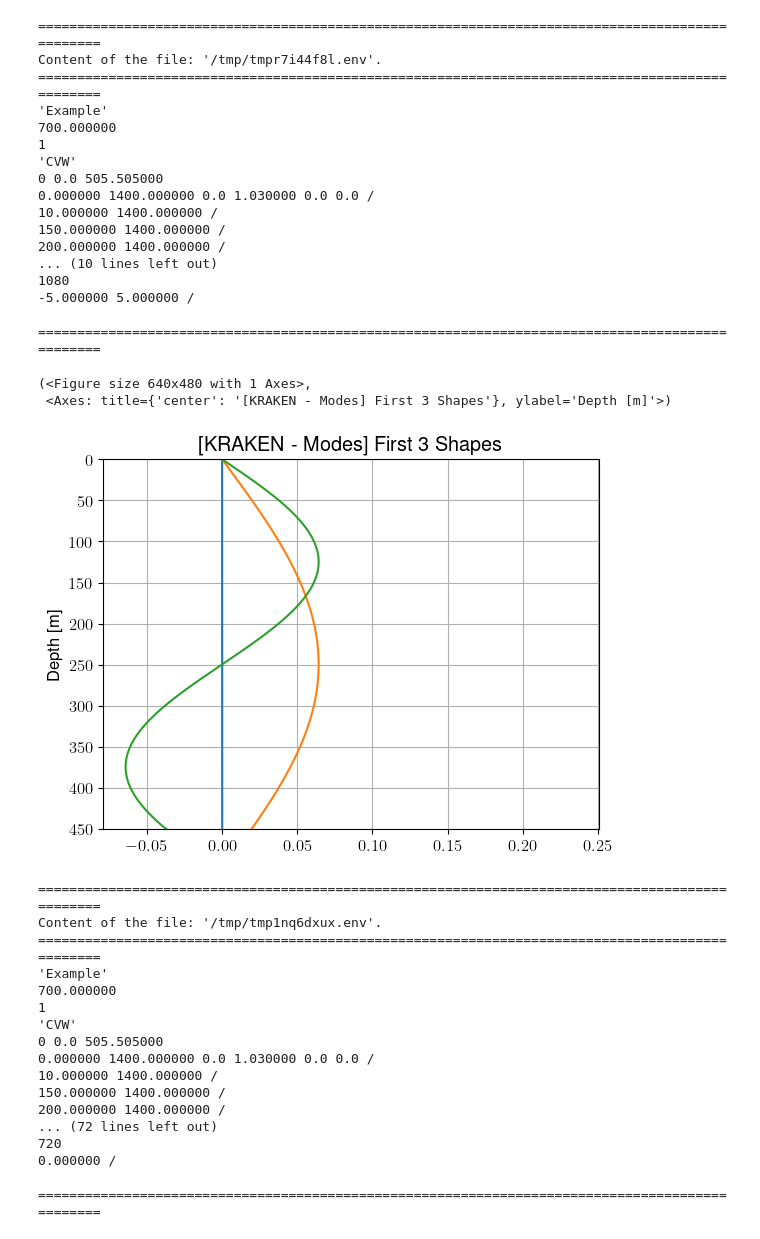
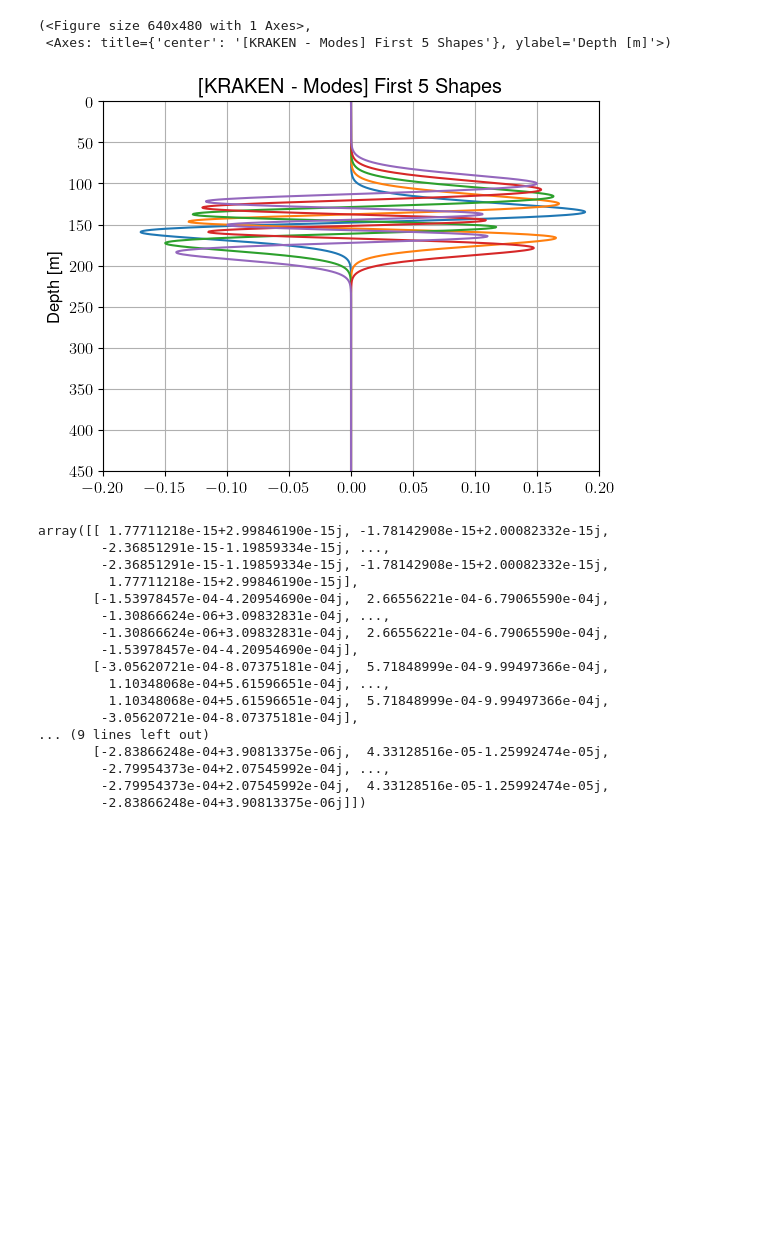
Before and after one commit to ErVuL/uAcoustics, a Jupyter notebook: python/KRAKEN.ipynb, the cells around one changed output. Saved outputs shown, nothing was run; the diff lists cells and outputs as text; code cells hidden in the pictures; blank space fills up the shorter version.

```diff
--- a/python/KRAKEN.ipynb
+++ b/python/KRAKEN.ipynb
@@ -6,10 +6,10 @@ x = np.linspace(-5000, 5000, 1080)
 z = np.linspace(0, 500,  720)
 depth = 450
 # %%
-ssp_depth = np.array([10, 150, 200, 250])
-ssp       = np.array([1400, 1400, 1400, 1400])
+ssp_depth = np.array([10, 150, 200, 250, 300, 400])
+ssp       = np.array([1400, 1380, 1390, 1400, 1410, 1400])
 # %%
-tx_freq  = 700
+tx_freq  = 500
 tx_depth = 10
 # %%
 env = pm.make_env2d(
@@ -19,7 +19,6 @@ env = pm.make_env2d(
 
         # BELLHOP/KRAKEN attn
         volume_attn     = None,
-        mode            = 'coherent',
 
         # ALL: Receiver positoins
         rx_range        = x,                                                   # m
@@ -55,49 +54,32 @@ env = pm.make_env2d(
 # %%
 KRAKEN = pm.KRAKEN(env, cp=True)
 # %%
-KRAKEN.compute_modes(debug=True)
-KRAKEN.plot_modes(3)
+KRAKEN.compute_modes()
+KRAKEN.plot_modes(5)
 # %% [output]
-================================================================================================
-Content of the file: '/tmp/tmpr7i44f8l.env'.
-================================================================================================
-'Example'
-700.000000
-1
-'CVW'
-0 0.0 505.505000
-0.000000 1400.000000 0.0 1.030000 0.0 0.0 /
-10.000000 1400.000000 /
-150.000000 1400.000000 /
-200.000000 1400.000000 /
-... (10 lines left out)
-1080
--5.000000 5.000000 /
-
-================================================================================================
+(<Figure size 640x480 with 1 Axes>,
+ <Axes: title={'center': '[KRAKEN - Modes] First 5 Shapes'}, ylabel='Depth [m]'>)
-(<Figure size 640x480 with 1 Axes>,
- <Axes: title={'center': '[KRAKEN - Modes] First 3 Shapes'}, ylabel='Depth [m]'>)
-[figure, old version]
+[figure, new version]
 # %%
-tl = KRAKEN.compute_transmission_loss(debug=True)
+KRAKEN.compute_transmission_loss()
 # %% [output]
-================================================================================================
-Content of the file: '/tmp/tmp1nq6dxux.env'.
-================================================================================================
-'Example'
-700.000000
-1
-'CVW'
-0 0.0 505.505000
-0.000000 1400.000000 0.0 1.030000 0.0 0.0 /
-10.000000 1400.000000 /
-150.000000 1400.000000 /
-200.000000 1400.000000 /
-... (72 lines left out)
-720
-0.000000 /
-
-================================================================================================
+array([[ 1.77711218e-15+2.99846190e-15j, -1.78142908e-15+2.00082332e-15j,
+        -2.36851291e-15-1.19859334e-15j, ...,
+        -2.36851291e-15-1.19859334e-15j, -1.78142908e-15+2.00082332e-15j,
+         1.77711218e-15+2.99846190e-15j],
+       [-1.53978457e-04-4.20954690e-04j,  2.66556221e-04-6.79065590e-04j,
+        -1.30866624e-06+3.09832831e-04j, ...,
+        -1.30866624e-06+3.09832831e-04j,  2.66556221e-04-6.79065590e-04j,
+        -1.53978457e-04-4.20954690e-04j],
+       [-3.05620721e-04-8.07375181e-04j,  5.71848999e-04-9.99497366e-04j,
+         1.10348068e-04+5.61596651e-04j, ...,
+         1.10348068e-04+5.61596651e-04j,  5.71848999e-04-9.99497366e-04j,
+        -3.05620721e-04-8.07375181e-04j],
+... (9 lines left out)
+       [-2.83866248e-04+3.90813375e-06j,  4.33128516e-05-1.25992474e-05j,
+        -2.79954373e-04+2.07545992e-04j, ...,
+        -2.79954373e-04+2.07545992e-04j,  4.33128516e-05-1.25992474e-05j,
+        -2.83866248e-04+3.90813375e-06j]])
 # %%
 KRAKEN.plot_transmission_loss()
 # %% [output]
```
Also changed, not shown: parts of 2 cells of this notebook, 1 other file.
